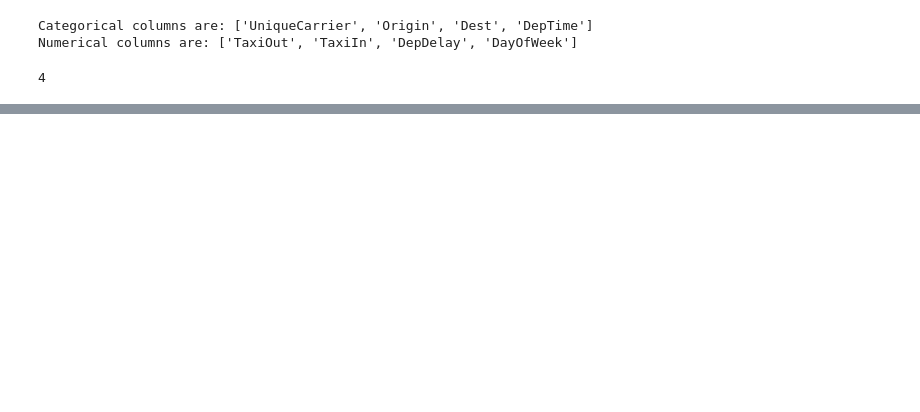
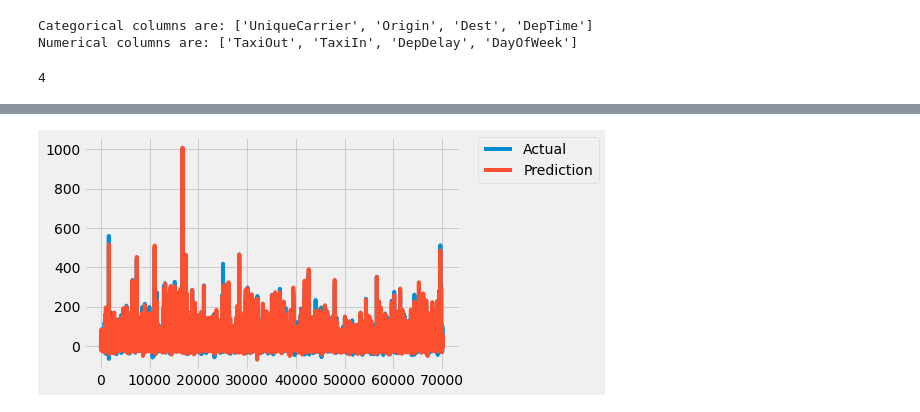
Before and after one commit to aekanun2020/2022-PEA-ML-scikitLearn-Spark, a Jupyter notebook: L_B_sckitlearn_Regression_Pipeline_Estimation_of_Arrival_Delay_noNormalized.ipynb, the cells around one changed output, grey strips where cells are left out. Cells and saved outputs as stored; diff of their text form; code cells hidden in the pictures; blank space fills up the shorter version.

```diff
--- a/L_B_sckitlearn_Regression_Pipeline_Estimation_of_Arrival_Delay_noNormalized.ipynb
+++ b/L_B_sckitlearn_Regression_Pipeline_Estimation_of_Arrival_Delay_noNormalized.ipynb
@@ -366,0 +393,2 @@ X_train.describe()
+# %%
+X_test['id'] = X_test.index
@@ -366,0 +414,7 @@ X_train.describe()
+# %%
+plt.plot(X_test['id'] , y_test['ArrDelay'],label='Actual')
+plt.plot(X_test['id'] , predictions,label='Prediction')
+plt.legend(bbox_to_anchor=(1.05, 1), loc=2, borderaxespad=0.001)
+plt.show()
+# %% [output]
+[figure, added]
```
Also changed, not shown: parts of 23 cells of this notebook.
